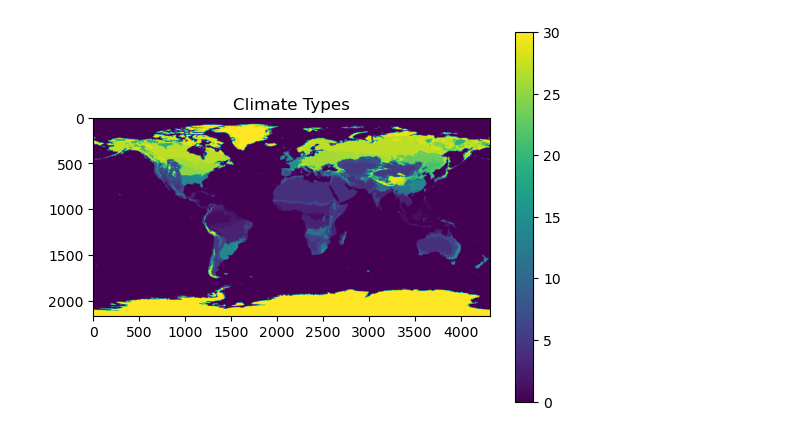
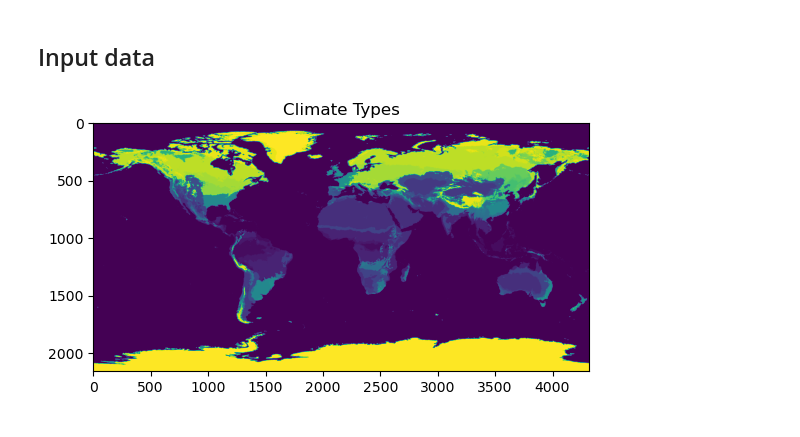
Before and after one commit to NSAPH-Data-Processing/climate_types_raster2polygon, a Jupyter notebook: notes/eda.ipynb, the cells around one changed output. Cells and saved outputs as stored; diff of their text form; code cells hidden in the pictures.

```diff
--- a/notes/eda.ipynb
+++ b/notes/eda.ipynb
@@ -6,15 +7,16 @@ import pandas as pd
+# %% [markdown]
+## Input data
 # %%
 # Open the raster file
 file_path = 'data/input/climate_types/Beck_KG_V1_present_0p083.tif'
 raster = rasterio.open(file_path)
 
 # Read the raster data
 data = raster.read(1)
 
 # Plot the map
 plt.imshow(data, cmap='viridis')
-plt.colorbar()
 plt.title('Climate Types')
 plt.show()
 # %% [output]
-[figure, old version]
+[figure, new version]
```
Also changed, not shown: parts of 10 cells of this notebook, 1 other file.
